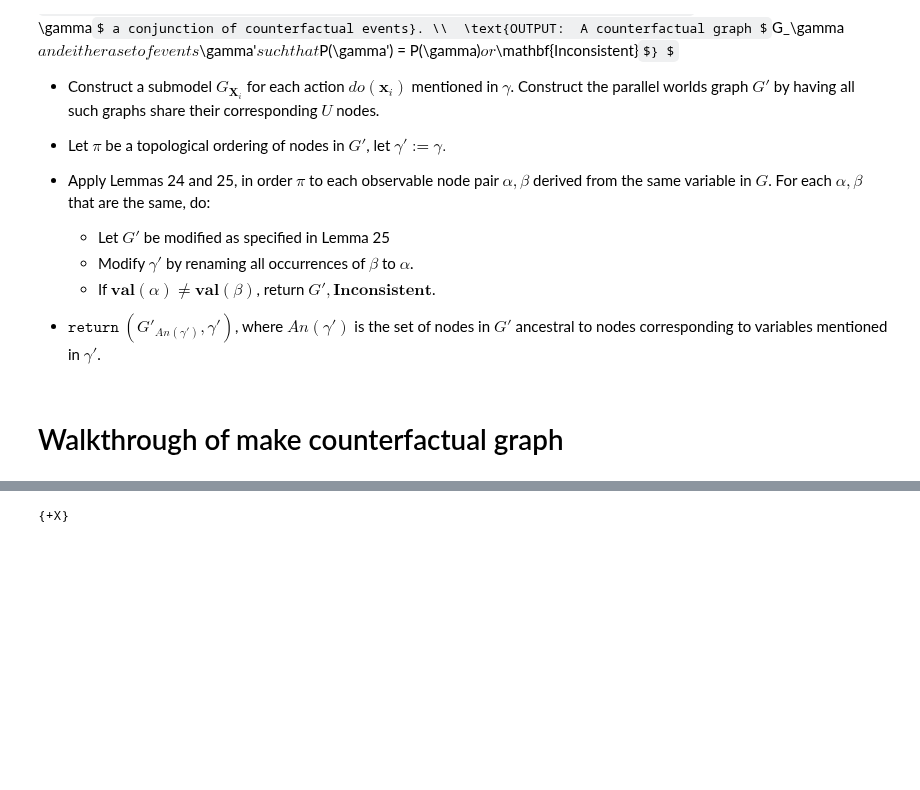
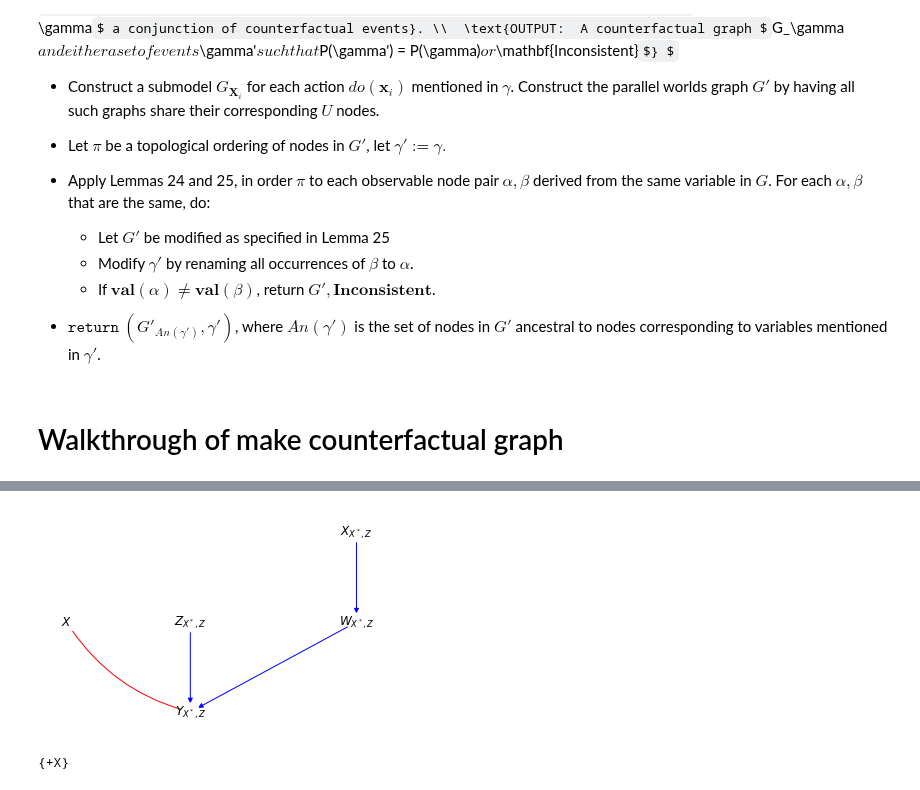
Before and after one commit to y0-causal-inference/y0, a Jupyter notebook: notebooks/Counterfactual Identification.ipynb, the cells around one changed output, grey strips where cells are left out. Cells and saved outputs as stored; diff of their text form; code cells hidden in the pictures; some formulas as TeX source; blank space fills up the shorter version.

```diff
--- a/notebooks/Counterfactual Identification.ipynb
+++ b/notebooks/Counterfactual Identification.ipynb
@@ -96,6 +91,10 @@ figure_9c.graph.draw()
 # %% [output]
 [figure]
 [interactive output not drawn]
+# %%
+figure_9d.graph.draw()
+# %% [output]
+[figure, added]
 # %%
 P({D: -d, Z: -z, X @ +x: +x, W @ X=One(): Zero()})
 P({D: -d, Z: -z,  W @ +x: One()})
```
Also changed, not shown: parts of 4 cells of this notebook, 3 other files.
